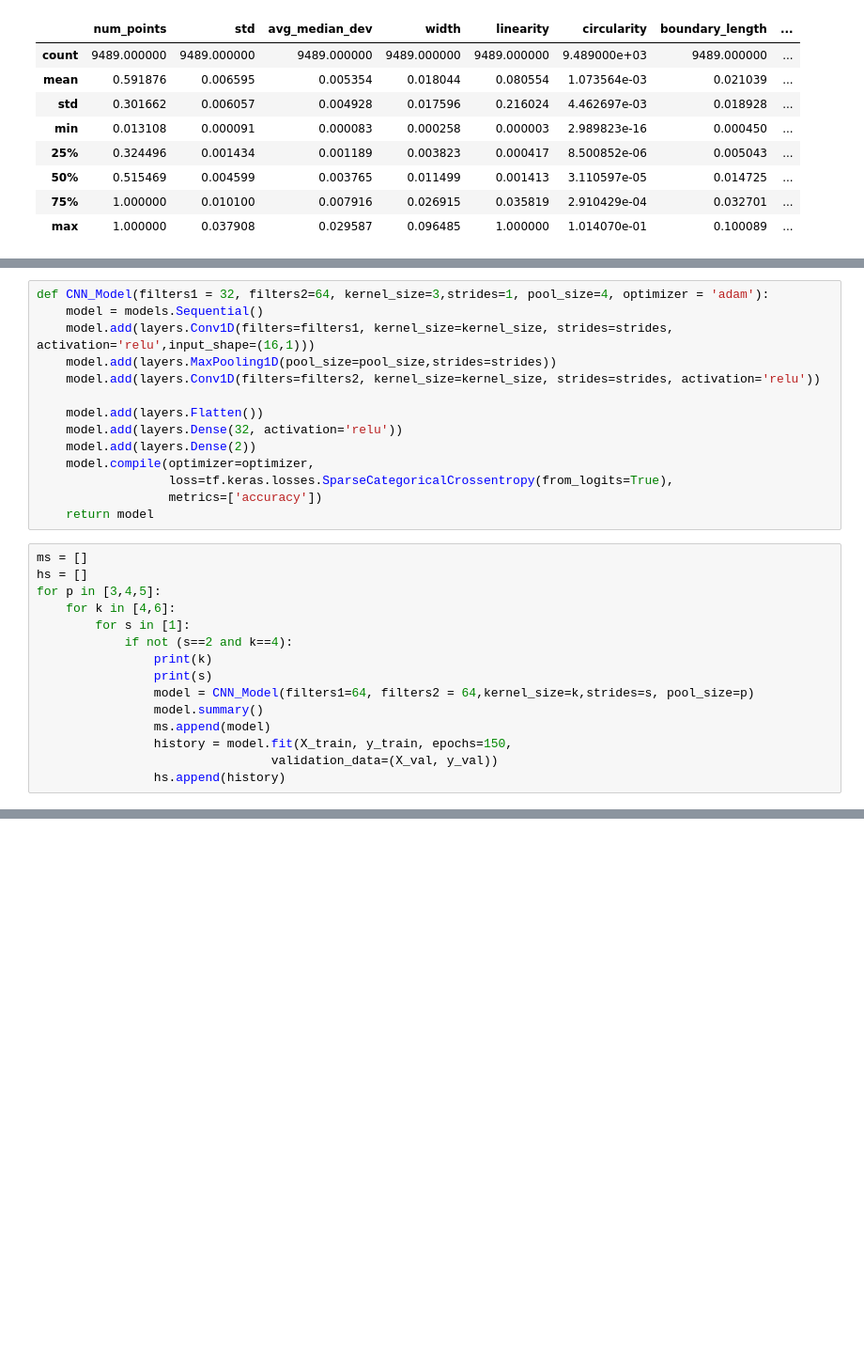
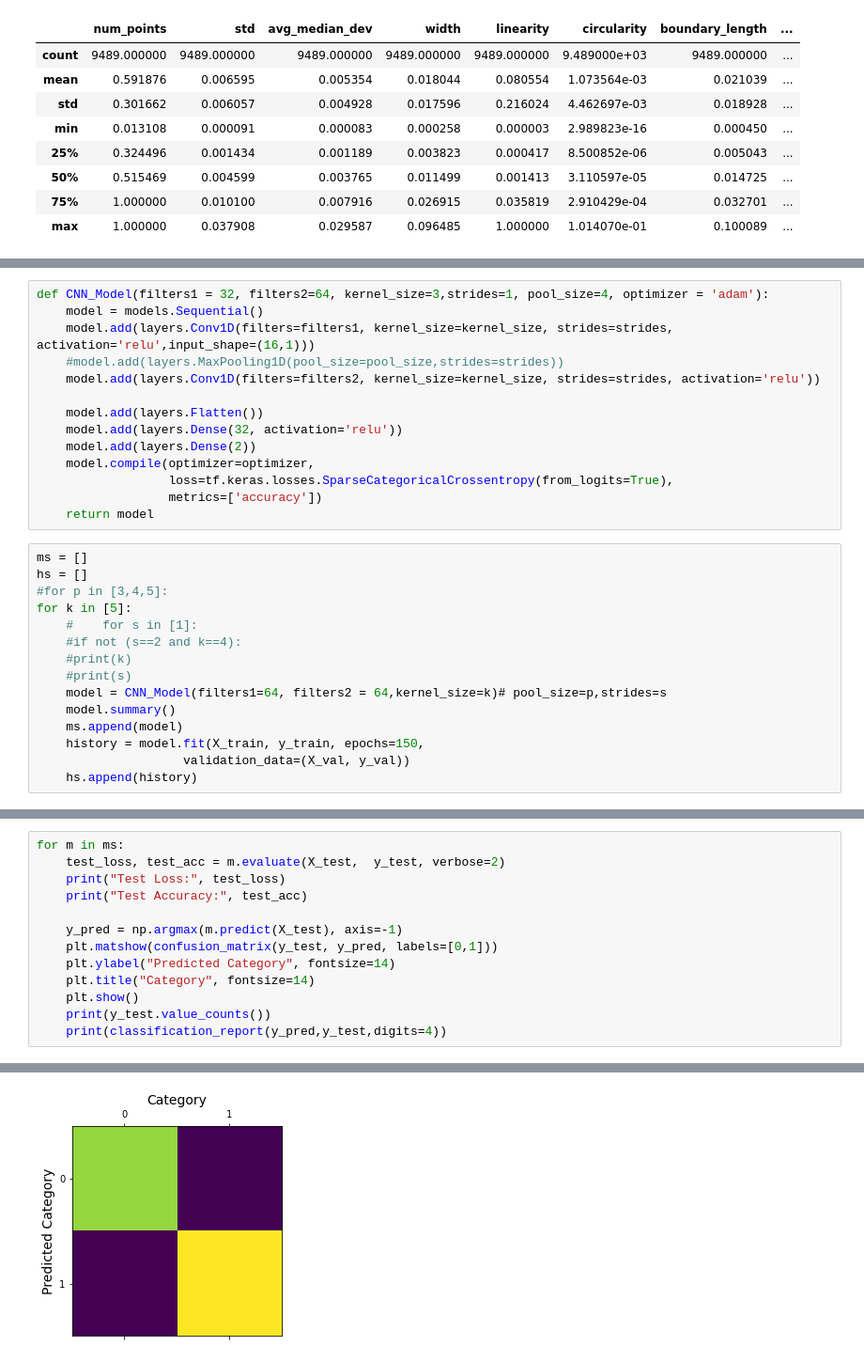
Before and after one commit to pedrod33/leg_tracker_mir, a Jupyter notebook: scripts/CNN.ipynb, the cells around one changed output, grey strips where cells are left out. Shown at 94% size. Cells and saved outputs as stored; diff of their text form; blank space fills up the shorter version.

```diff
--- a/scripts/CNN.ipynb
+++ b/scripts/CNN.ipynb
@@ -67,7 +67,7 @@ y_train.value_counts().plot.bar()
 def CNN_Model(filters1 = 32, filters2=64, kernel_size=3,strides=1, pool_size=4, optimizer = 'adam'):
     model = models.Sequential()
     model.add(layers.Conv1D(filters=filters1, kernel_size=kernel_size, strides=strides, activation='relu',input_shape=(16,1)))
-    model.add(layers.MaxPooling1D(pool_size=pool_size,strides=strides))
+    #model.add(layers.MaxPooling1D(pool_size=pool_size,strides=strides))
     model.add(layers.Conv1D(filters=filters2, kernel_size=kernel_size, strides=strides, activation='relu'))
 
     model.add(layers.Flatten())
@@ -80,16 +80,16 @@ def CNN_Model(filters1 = 32, filters2=64, kernel_size=3,strides=1, pool_size=4,
 # %%
 ms = []
 hs = []
-for p in [3,4,5]:
-    for k in [4,6]:
-        for s in [1]:
-            if not (s==2 and k==4):
-                print(k)
-                print(s)
-                model = CNN_Model(filters1=64, filters2 = 64,kernel_size=k,strides=s, pool_size=p)
-                model.summary()
-                ms.append(model)
-                history = model.fit(X_train, y_train, epochs=150,
-                                validation_data=(X_val, y_val))
-                hs.append(history)
+#for p in [3,4,5]:
+for k in [5]:
+    #    for s in [1]:
+    #if not (s==2 and k==4):
+    #print(k)
+    #print(s)
+    model = CNN_Model(filters1=64, filters2 = 64,kernel_size=k)# pool_size=p,strides=s
+    model.summary()
+    ms.append(model)
+    history = model.fit(X_train, y_train, epochs=150,
+                    validation_data=(X_val, y_val))
+    hs.append(history)
 # %% [output]
@@ -223,0 +222,14 @@ weighted avg       0.96      0.96      0.96      1898
+# %%
+for m in ms:
+    test_loss, test_acc = m.evaluate(X_test,  y_test, verbose=2)
+    print("Test Loss:", test_loss)
+    print("Test Accuracy:", test_acc)
+
+    y_pred = np.argmax(m.predict(X_test), axis=-1)
+    plt.matshow(confusion_matrix(y_test, y_pred, labels=[0,1]))
+    plt.ylabel("Predicted Category", fontsize=14)
+    plt.title("Category", fontsize=14)
+    plt.show()
+    print(y_test.value_counts())
+    print(classification_report(y_pred,y_test,digits=4))
+# %% [output]
@@ -223,0 +239 @@ weighted avg       0.96      0.96      0.96      1898
+[figure, added]
```
Also changed, not shown: parts of 8 cells of this notebook, 11 other files.
